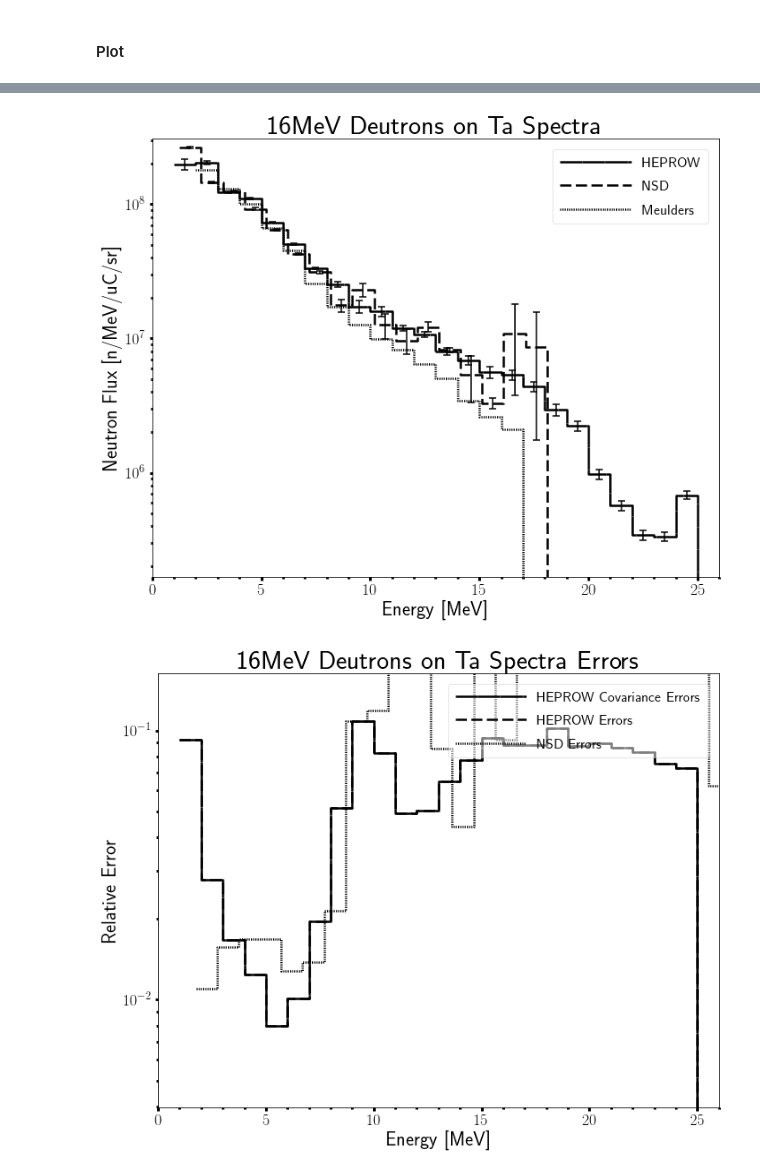
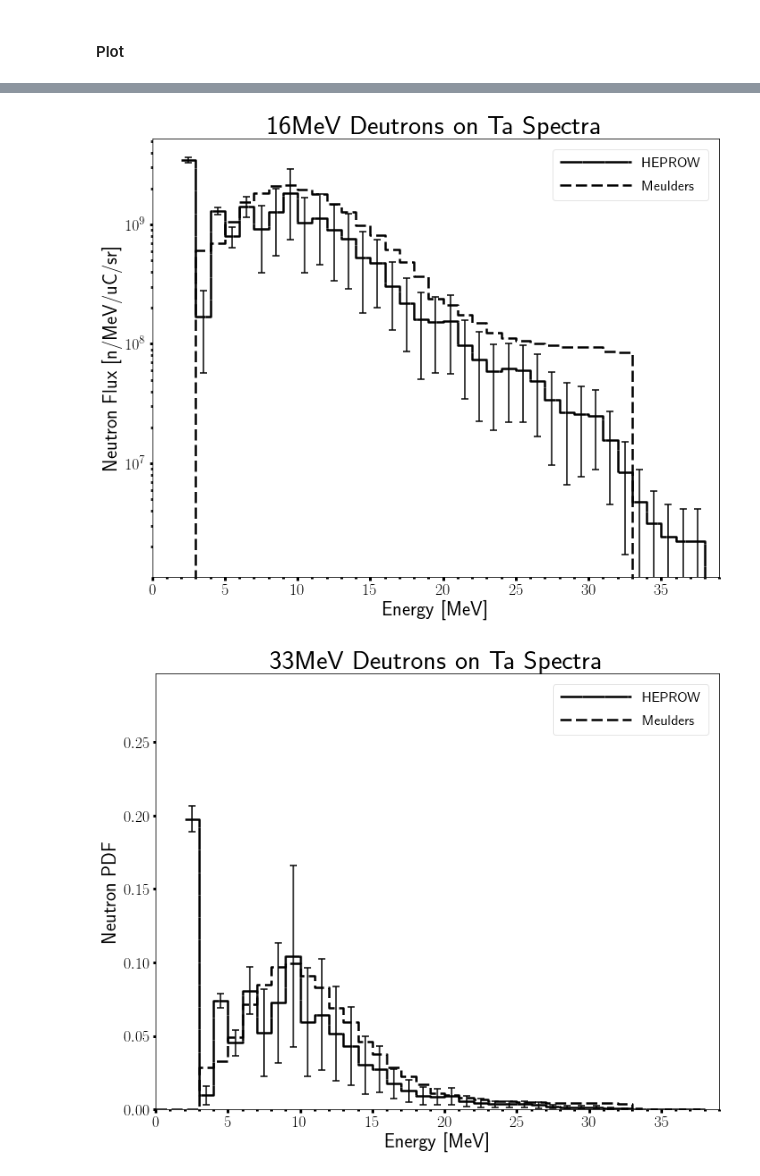
Before and after one commit to 2lambda123/88_Data, a Jupyter notebook: Experiments/PHS/33MeVTa_29-31Mar17/33MeVTa_BeamOnly.ipynb, the cells around one changed output, grey strips where cells are left out. Saved outputs shown, nothing was run; the diff lists cells and outputs as text; code cells hidden in the pictures.

```diff
--- a/Experiments/PHS/33MeVTa_29-31Mar17/33MeVTa_BeamOnly.ipynb
+++ b/Experiments/PHS/33MeVTa_29-31Mar17/33MeVTa_BeamOnly.ipynb
@@ -1463,16 +1463,20 @@ heprowPath = "/home/pyne-user/Dropbox/UCB/Research/ETAs/88Inch/Data/Experiments/
 
 heprowName = "mik_Det0_1.gru"
 unfanaName = "unf_Det0_1.gru"
+gravelName = "grv_out_Det0_1.flu"
 faltwPHSName = "faltw_Det0_1.phs"
 measPHSName = "Inputs/Det0_stat_100_phs_03.phs"
 mtxName = "MIEKE_Det0_1.MTX"
 heprowBinBounds = "low"
 
-# Meulders - 16 MeV d on Au (good enough)
+# Meulders - 33 MeV d on Ta
 meuldersPath="/home/pyne-user/Dropbox/UCB/Research/ETAs/88Inch/Data/Experiments/PHS/33MeVTa_29-31Mar17/Unfold/"
 
-meuldersName="meulders16MeVAuSpectrum_1.txt"
-meuldersBinBounds="mid"
+meuldersName="Meulders33MeVTaSpectrum_1.txt"
+meuldersBinBounds="up"
+
+# Output
+outPath="/home/pyne-user/Dropbox/UCB/Research/ETAs/88Inch/Data/Experiments/PHS/33MeVTa_29-31Mar17/Unfold/HEPROW/BeamOnly"
 # %% [markdown]
 #### Read in and Manipulate Data
 
@@ -1618,17 +1614,21 @@ nsdErrorHisto.build_histo(nsdData['midE'].tolist(),
 #### Plot
 # %%
 # Log
-heprowHisto.plot(nsdHisto, meuldersHisto, logY=True, title='16MeV Deutrons on Ta Spectra',
-                 xLabel='Energy [MeV]', yLabel='Neutron PDF')
-heprowNormHisto.plot(nsdNormHisto, meuldersNormHisto, logY=True, title='16MeV Deutrons on Ta Spectra',
-                 xLabel='Energy [MeV]', yLabel='Neutron Flux [n/MeV/uC/sr]')
-heprowCovErrorHisto.plot(heprowErrorHisto, nsdErrorHisto, logY=True,
-                         title='16MeV Deutrons on Ta Spectra Errors',
-                         xLabel='Energy [MeV]', yLabel='Relative Error')
+heprowHisto.plot(meuldersHisto, logY=True, title='33MeV Deutrons on Ta Spectra',
+                 xLabel='Energy [MeV]', yLabel='Neutron PDF',
+                 savePath=outPath+'33MeVBTa_pdf_log_1')
+heprowNormHisto.plot(meuldersNormHisto, logY=True, title='16MeV Deutrons on Ta Spectra',
+                 xLabel='Energy [MeV]', yLabel='Neutron Flux [n/MeV/uC/sr]',
+                 savePath=outPath+'33MeVBTa_norm_log_1')
+#heprowCovErrorHisto.plot(heprowErrorHisto, nsdErrorHisto, logY=True,
+#                         title='16MeV Deutrons on Ta Spectra Errors',
+#                         xLabel='Energy [MeV]', yLabel='Relative Error')
 
 # Linear
-heprowHisto.plot(nsdHisto, meuldersHisto, title='16MeV Deutrons on Ta Spectra',
-                 xLabel='Energy [MeV]', yLabel='Neutron PDF')
-heprowNormHisto.plot(nsdNormHisto, meuldersNormHisto, title='16MeV Deutrons on Ta Spectra',
-                 xLabel='Energy [MeV]', yLabel='Neutron Flux [n/MeV/uC/sr]')
+heprowHisto.plot(meuldersHisto, title='33MeV Deutrons on Ta Spectra',
+                 xLabel='Energy [MeV]', yLabel='Neutron PDF',
+                 savePath=outPath+'33MeVBTa_pdf_lin_1')
+heprowNormHisto.plot(meuldersNormHisto, title='16MeV Deutrons on Ta Spectra',
+                 xLabel='Energy [MeV]', yLabel='Neutron Intensity [n/MeV/uC/sr]',
+                 savePath=outPath+'33MeVBTa_norm_lin_1')
 # %% [output]
@@ -1636,2 +1636,2 @@ heprowNormHisto.plot(nsdNormHisto, meuldersNormHisto, title='16MeV Deutrons on T
-[figure, old version]
+[figure, new version]
-[figure, old version]
+[figure, new version]
```
Also changed, not shown: parts of 8 cells of this notebook, 8 other files.
